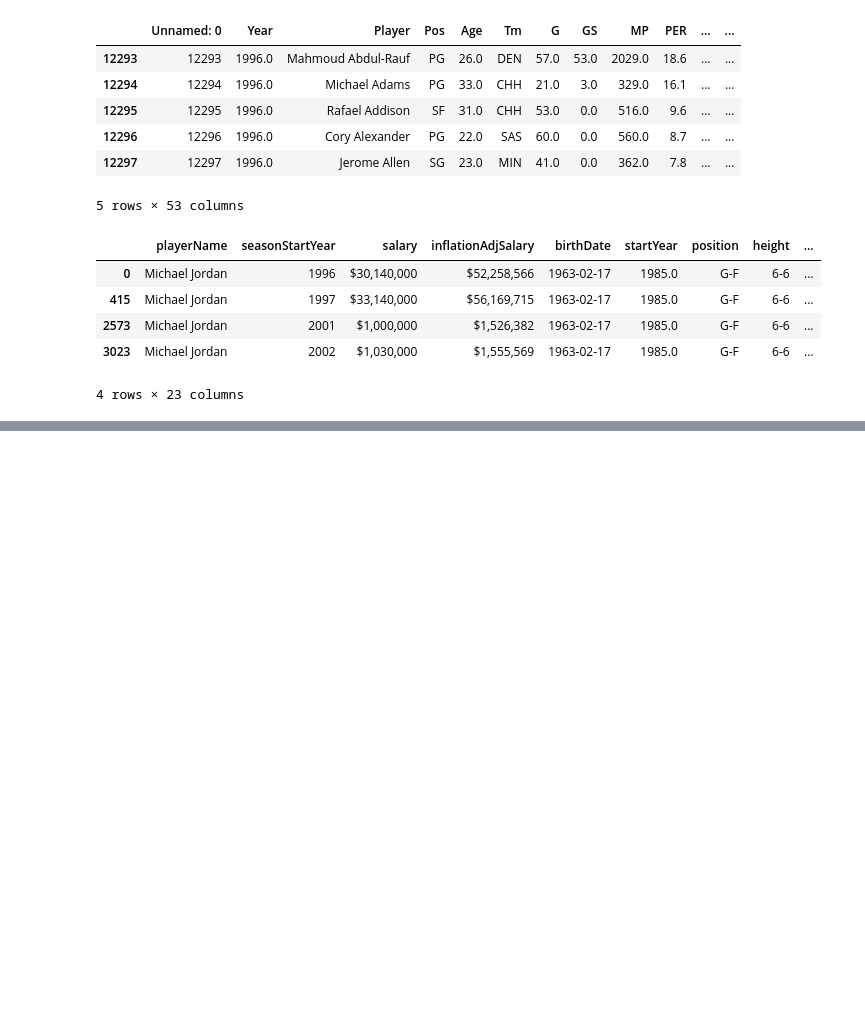
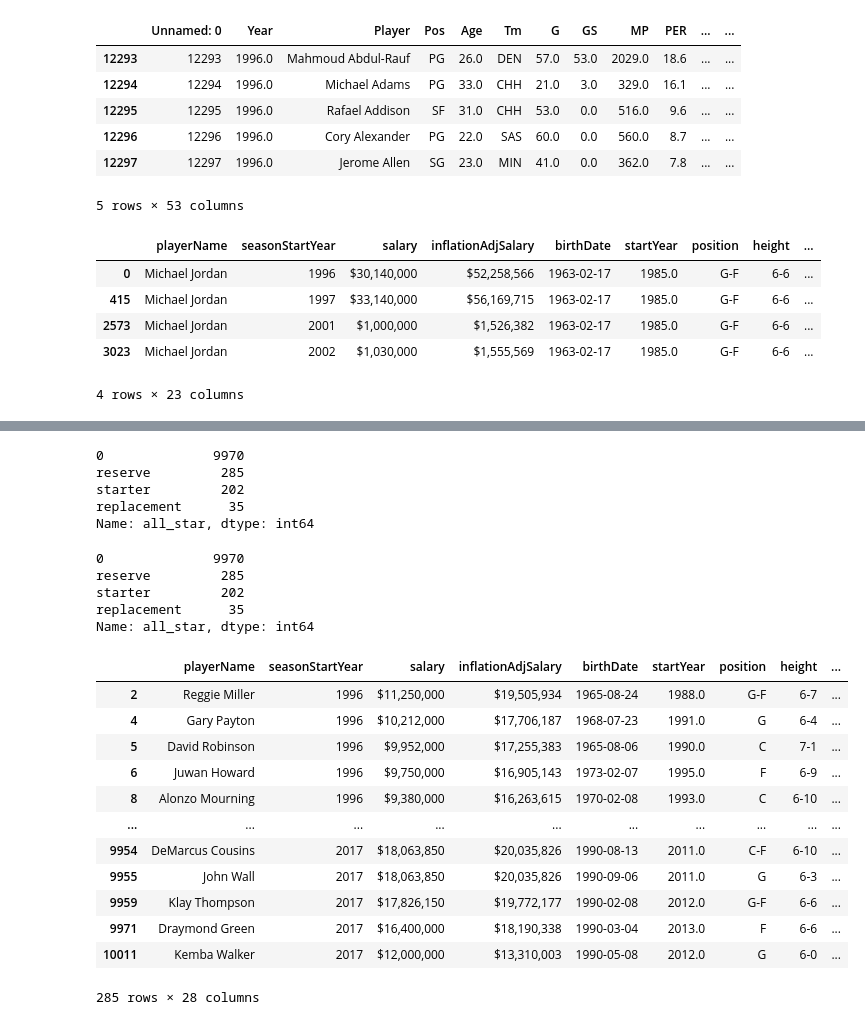
Before and after one commit to RiyaAg/EECS-545---Predicting-NBA-Player-s-Salary, a Jupyter notebook: ml_clean_data.ipynb, the cells around one changed output, grey strips where cells are left out. Drawn from its saved outputs; the diff is of its cells as text; code cells hidden in the pictures; blank space fills up the shorter version.

Commit message:
add all star

```diff
--- a/ml_clean_data.ipynb
+++ b/ml_clean_data.ipynb
@@ -260,0 +394,3 @@ dtype: int64
+# %%
+#all star cleaning
+allStar = pd.read_csv('/content/drive/MyDrive/ml-project/data/allStar.csv')
@@ -260,0 +406,29 @@ dtype: int64
+# %%
+added = [["Kyrie Irving",2017,"starter"],["DeMar DeRozan",2017,"starter"],["Lebron James",2017,"starter"],["Jimmy Butler",2017,"starter"],["Giannis Antetokounmpo",2017,"starter"],
+         ["Stephen Curry",2017,"starter"],["James Harden",2017,"starter"],["Kevin Durant",2017,"starter"],["Kawhi Leonard",2017,"starter"],["Anthony Davis",2017,"starter"],
+         ["Isiah Thomas",2017,"reserve"],["John Wall",2017,"reserve"],["Kevin Love",2017,"reserve"],["Carmelo Anthony",2017,"replacement"],["Kyle Lowry",2017,"reserve"],
+         ["Paul George",2017,"reserve"],["Kemba Walker",2017,'reserve'],["Paul Milsap",2017,"reserve"], ["Russell Westbrook",2017,"reserve"],["Klay Thompson",2017,"reserve"],
+         ["Draymond Green",2017,"reserve"],["DeMarcus Cousins",2017,"reserve"],["Marc Gasol",2017,"reserve"],["DeAndre Jordan",2017,"reserve"],["Gordon Hayward",2017,"reserve"],
+         ["Gary Payton",1998,"starter"],["Kobe Bryant",1998,"starter"],["Kevin Garnett",1998,"starter"],["Karl Malone",1998,"starter"],["Shaquille O'Neal",1998,"starter"],
+         ["Penny Hardaway",1998,"starter"],["Michael Jordan",1998,"starter"],["Grant Hill",1998,"starter"],["Shawn Kemp",1998,"starter"],["Dikembe Mutombo",1998,"starter"],
+         ["Tim Hardaway",1998,"reserve"],["Reggie Miller",1998,"reserve"],["Steve Smith",1998,"reserve"],["Glen Rice",1998,"reserve"],["Antoine Walker",1998,"reserve"],
+         ["Jayson Williams",1998,"reserve"],["Rik Smits",1998,"reserve"],["Jason Kidd",1998,"reserve"],["Eddie Jones",1998,"reserve"],["Nick Van Exel",1998,"reserve"],
+         ["Mitch Richmond",1998,"reserve"],["Tim Duncan",1998,"reserve"],["Vin Baker",1998,"reserve"],["Tim Hardaway",1998,"reserve"],["David Robinson",1998,"reserve"],
+         ["Penny Hardaway",1997,"starter"],["Michael Jordan",1997,"starter"],["Scottie Pippen",1997,"starter"],["Grant Hill",1997,"starter"],["Patrick Ewing",1997,"starter"],
+         ["Gary Payton",1997,"starter"],["John Stockton",1997,"starter"],["Charles Barkley",1997,"starter"],["Shawn Kemp",1997,"starter"],["Hakeem Olajuwon",1997,"starter"],
+         ["Vin Baker",1997,"reserve"],["Terrell Brandon",1997,"reserve"],["Joe Dumars",1997,"replacement"],["Tim Hardaway",1997,"reserve"],["Christian Laettner",1997,"reserve"],
+         ["Alonzo Mourning",1997,"reserve"],["Dikembe Mutombo",1997,"reserve"],["Glen Rice",1997,"reserve"],["Chris Webber",1997,"replacement"],["Clyde Drexler",1997,"reserve"],
+         ["Kevin Garnett",1997,"replacement"],["Chris Gatling",1997,"replacement"],["Tom Gugliotta",1997,"reserve"],["Eddie Jones",1997,"reserve"],["Karl Malone",1997,"reserve"],
+         ["Shaquille O'Neal",1997,"reserve"],["Mitch Richmond",1997,"reserve"],["Detlef Schrempf",1997,"replacement"],["Letrell Sprewell",1997,"reserve"],
+         ["Penny Hardaway",1996,"starter"],["Michael Jordan",1996,"starter"],["Grant Hill",1996,"starter"],["Scottie Pippen",1996,"starter"],["Shaquille O'Neal",1996,"starter"],
+         ["Jason Kidd",1996,"starter"],["Clyde Drexler",1996,"starter"],["Charles Barkley",1996,"starter"],["Shawn Kemp",1996,"starter"],["Hakeem Olajuwon",1996,"starter"],
+         ["Vin Baker",1996,"reserve"],["Terrell Brandon",1996,"reserve"],["Patrick Ewing",1996,"reserve"],["Juwan Howard",1996,"reserve"],["Reggie Miller",1996,"reserve"],
+         ["Alonzo Mourning",1996,"reserve"],["Glen Rice",1996,"reserve"],["Sean Elliot",1996,"reserve"],["Karl Malone",1996,"reserve"],["Dikembe Mutombo",1996,"reserve"],
+          ["Gary Payton",1996,"reserve"],["Mitch Richmond",1996,"reserve"],["David Robinson",1996,"reserve"],["John Stockton",1996,"reserve"]
+         ]
+status = pd.DataFrame(added, columns=['name', 'year','status'])
+for index, row in status.iterrows():
+  name = row['name']
+  year = row['year']
+  status = row['status']
+  df.loc[(df['playerName'] == name) & (df['seasonStartYear'] == year),'all_star']= status
@@ -260,0 +445,39 @@ dtype: int64
+# %%
+df["all_star"].value_counts()
+# %% [output]
+0              9970
+reserve         285
+starter         202
+replacement      35
+Name: all_star, dtype: int64
+# %%
+df['all_star'] = df['all_star'].replace(['Eastern All-Star Fan Vote Selection','Western All-Star Fan Vote Selection','Eastern All-Star Coaches Selection',
+                                         'Western All-Star Coaches Selection','Eastern All-Star Replacement Selection','Western All-Star Replacement Selection'],
+                                        ['starter','starter','reserve','reserve','replacement','replacement'])
+df["all_star"].value_counts()
+# %% [output]
+0              9970
+reserve         285
+starter         202
+replacement      35
+Name: all_star, dtype: int64
+# %%
+df["all_star_enc"] = df['all_star'].copy()
+df['all_star_enc'] = df['all_star_enc'].replace(['starter','reserve','replacement'],
+                                        [3,2,1])
+# %%
+df.loc[(df['all_star'] == "reserve")]
+# %% [output]
+|  | playerName | seasonStartYear | salary | inflationAdjSalary | birthDate | startYear | position | height | ... |
+| 2 | Reggie Miller | 1996 | $11,250,000 | $19,505,934 | 1965-08-24 | 1988.0 | G-F | 6-7 | ... |
+| 4 | Gary Payton | 1996 | $10,212,000 | $17,706,187 | 1968-07-23 | 1991.0 | G | 6-4 | ... |
+| 5 | David Robinson | 1996 | $9,952,000 | $17,255,383 | 1965-08-06 | 1990.0 | C | 7-1 | ... |
+| 6 | Juwan Howard | 1996 | $9,750,000 | $16,905,143 | 1973-02-07 | 1995.0 | F | 6-9 | ... |
+| 8 | Alonzo Mourning | 1996 | $9,380,000 | $16,263,615 | 1970-02-08 | 1993.0 | C | 6-10 | ... |
+| ... | ... | ... | ... | ... | ... | ... | ... | ... | ... |
+| 9954 | DeMarcus Cousins | 2017 | $18,063,850 | $20,035,826 | 1990-08-13 | 2011.0 | C-F | 6-10 | ... |
+| 9955 | John Wall | 2017 | $18,063,850 | $20,035,826 | 1990-09-06 | 2011.0 | G | 6-3 | ... |
+| 9959 | Klay Thompson | 2017 | $17,826,150 | $19,772,177 | 1990-02-08 | 2012.0 | G-F | 6-6 | ... |
+| 9971 | Draymond Green | 2017 | $16,400,000 | $18,190,338 | 1990-03-04 | 2013.0 | F | 6-6 | ... |
+| 10011 | Kemba Walker | 2017 | $12,000,000 | $13,310,003 | 1990-05-08 | 2012.0 | G | 6-0 | ... |
+285 rows × 28 columns
```
Also changed, not shown: parts of 16 cells of this notebook, 1 other file.
